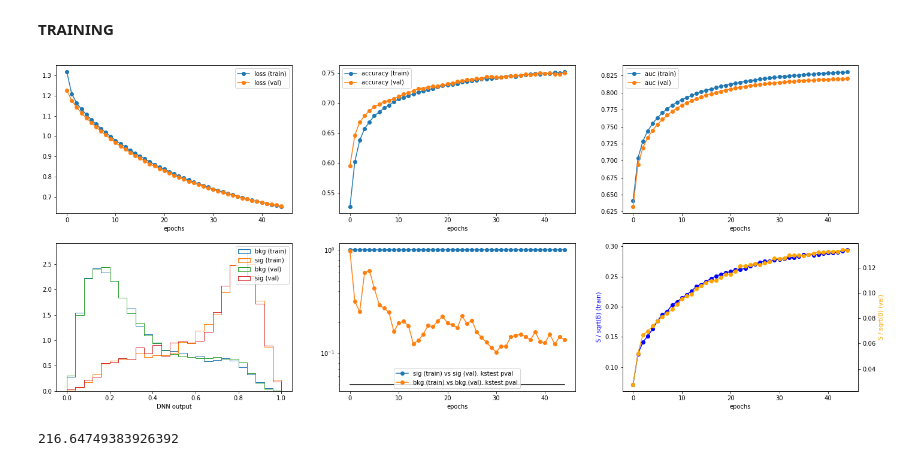
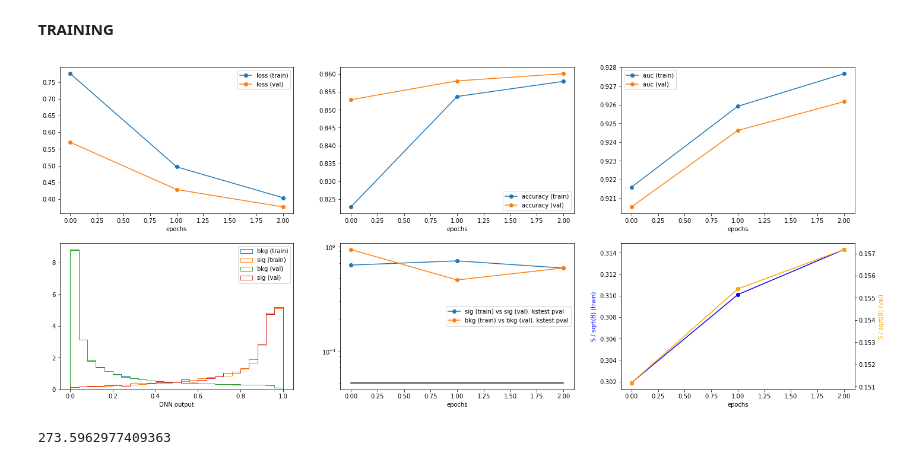
Before and after one commit to BiancaPinolini/ML_classification, a Jupyter notebook: Training_v1.ipynb, the cells around one changed output. Drawn from its saved outputs; the diff is of its cells as text; code cells hidden in the pictures.

Commit message:
Latest model

```diff
--- a/Training_v1.ipynb
+++ b/Training_v1.ipynb
@@ -5,14 +5,30 @@ import matplotlib as mpl
 import matplotlib.pyplot as plt
 # %%
 config = {
-    "base_dir":        "/eos/home-b/bpinolin/ML_classification/output/",
+    "base_dir":        "/eos/home-b/bpinolin/ML_output/",
     "plot_config":     "VBSOS",
-    "cut":             "em_medium",
-    "model_version":   "v1",
+    "cut":             "em_loose",
+    "model_version":   "v3",
     "model_tag":       "model_sgd",
-    "samples_version": "v1",
-    "cols": ['btag_second']
+    "samples_version": "v3",
+    "cols": ['btag_first',
+             'detajj',
+             'detall',
+             'eta1',
+             'eta2',
+             'jetpt1',
+             'jetpt2',
+             'dphill',
+             'dphijj',
+             'Mll',
+             'met',
+             'dR_jl1',
+             'dR_jl2'
+            ]
 }
+
+             #'Zlep1',
+             #'Zlep2',
 # %%
 import os
 
@@ -87,4 +95,4 @@ len(X_bkg)/len(X_sig)
 # %%
 # se c'è qualche inf
-X[~np.isfinite(X)] = 0.
-X.max()
+#X[~np.isfinite(X)] = 0.
+#X.max()
@@ -195,7 +206,7 @@ plot_losses = dnn_plot_loss.PlotLosses(model, data, batch_mode=False)
 import tensorflow as tf
 import math
 
-config["epochs"] = 100
+config["epochs"] = 3
 # %% [markdown]
 ### Learning rate scheduler
 # %%
@@ -268,26 +277,26 @@ tboard = tf.keras.callbacks.TensorBoard(log_dir='logs', histogram_freq=0, write_
 # %%
 ## TRAINING
 
 import time
 start_time = time.time()
 epochs = config["epochs"]
 
 history = model.fit_generator(
             training_generator,
             epochs=config["epochs"],
             steps_per_epoch  = steps_per_epoch_train,
             validation_data  = validation_generator,
             validation_steps = steps_per_epoch_val,
-            callbacks=[plot_losses, early_stopping, lr_sched, tboard], #reduce_LR]
+            callbacks=[plot_losses, early_stopping, lr_sched], #reduce_LR]
             )
 
 config["train_time"] = time.time() - start_time
 # %% [output]
-[figure, old version]
+[figure, new version]
 # %%
 config["train_time"]
 # %% [output]
-216.64749383926392
+273.5962977409363
 # %%
 ## SAVE THE MODEL, ITS METADATA AND TRAINING INFORMATIONS
 
```
Also changed, not shown: parts of 15 cells of this notebook, 5 other files.
